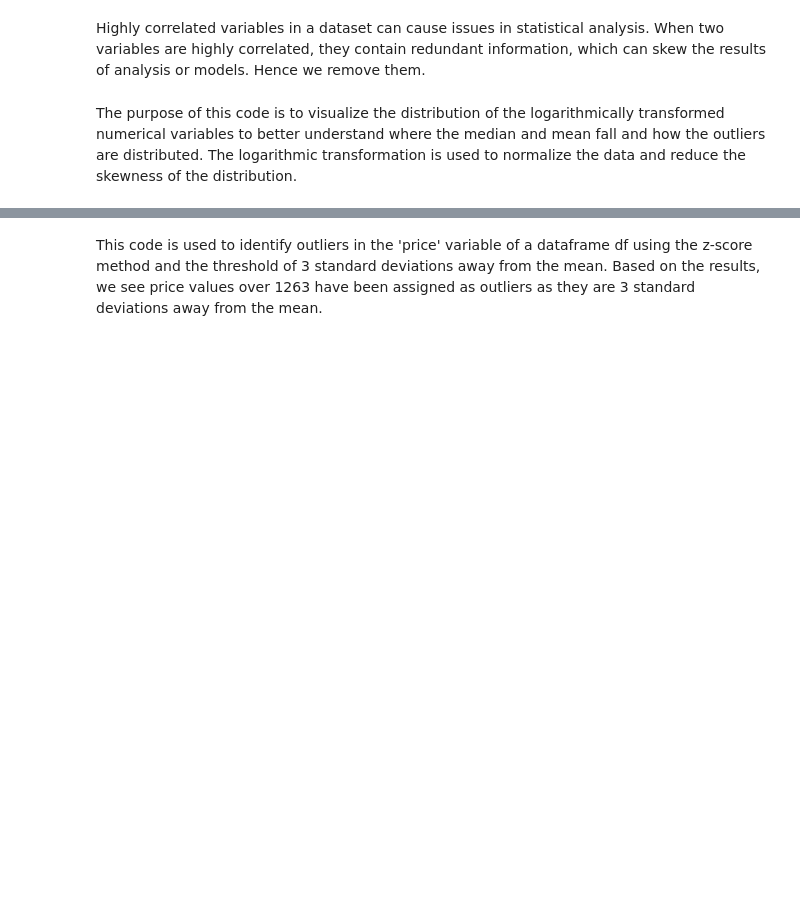
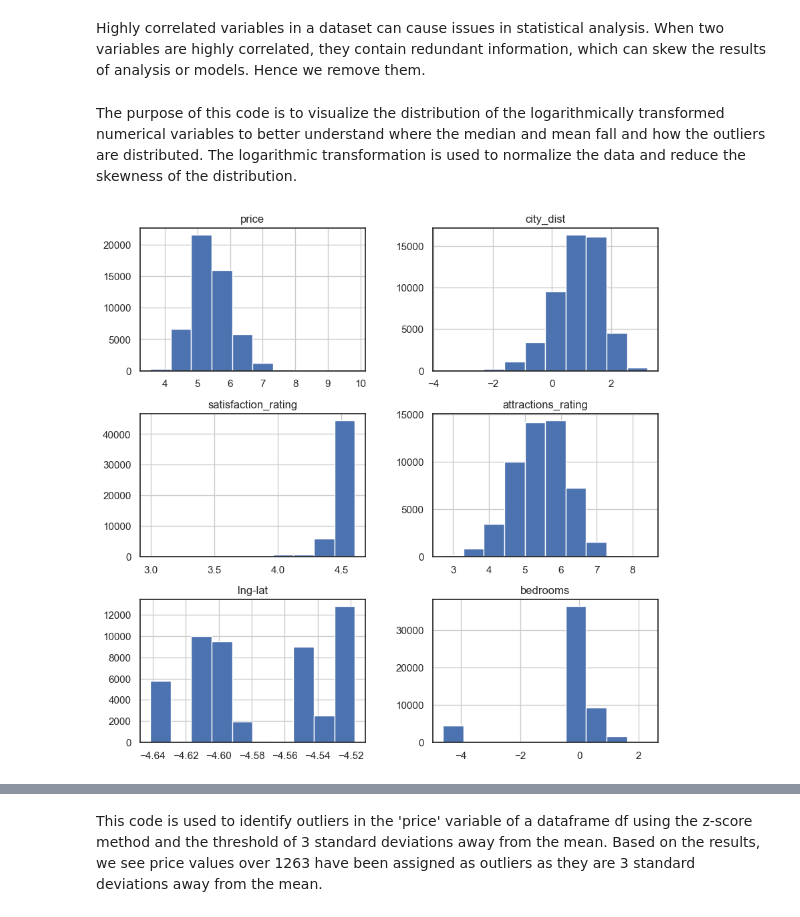
Before and after one commit to akhatamibellevue/DSC530_final_project, a Jupyter notebook: airbnb_analysis.ipynb, the cells around one changed output, grey strips where cells are left out. Drawn from its saved outputs; the diff is of its cells as text; code cells hidden in the pictures; blank space fills up the shorter version.

```diff
--- a/airbnb_analysis.ipynb
+++ b/airbnb_analysis.ipynb
@@ -29,7 +32,7 @@ df = pd.concat(map(pd.read_csv, data_list))
 df['lng-lat'] = df['lng'] * df['lat'] / 1000000
 
 # Drop the index column
-df.drop(['Unnamed: 0', 'rest_index_norm', 'attr_index_norm', 'room_private', 'room_shared', 'cleanliness_rating', 'lng', 'lat'], axis=1, inplace=True)
+df.drop(['Unnamed: 0', 'rest_index_norm', 'attr_index_norm', 'room_private', 'room_shared', 'lng', 'lat'], axis=1, inplace=True)
 
 # Check if there are any null values
 df.isnull().sum()
@@ -83,16 +134,18 @@ sns.heatmap(corr, mask=mask, cmap=cmap, center=0, square=True, linewidths=.5, cb
 Highly correlated variables in a dataset can cause issues in statistical analysis. When two variables are highly correlated, they contain redundant information, which can skew the results of analysis or models. Hence we remove them.
 # %%
 # Removing highly correlated variables
-df.drop(['attractions_rating', 'capacity', 'metro_dist'], axis=1, inplace=True)
+df.drop(['restaurants_rating', 'capacity', 'metro_dist'], axis=1, inplace=True)
 # %% [markdown]
 The purpose of this code is to visualize the distribution of the logarithmically transformed numerical variables to better understand where the median and mean fall and how the outliers are distributed. The logarithmic transformation is used to normalize the data and reduce the skewness of the distribution.
 # %%
 # Setting numerical variables
-num_vars = ['price', 'city_dist', 'satisfaction_rating', 'restaurants_rating', 'lng-lat', 'bedrooms']
+num_vars = ['price', 'city_dist', 'satisfaction_rating', 'attractions_rating', 'lng-lat', 'bedrooms']
 
 # Plotting the log transformation of all numerical variables
 np.log(df[num_vars] + 0.01).hist(figsize=(10, 10))
 plt.show()
+# %% [output]
+[figure, added]
 # %%
 """
 4.  Identify any outliers and explain the reasoning for them being outliers
```
Also changed, not shown: parts of 31 cells of this notebook.
